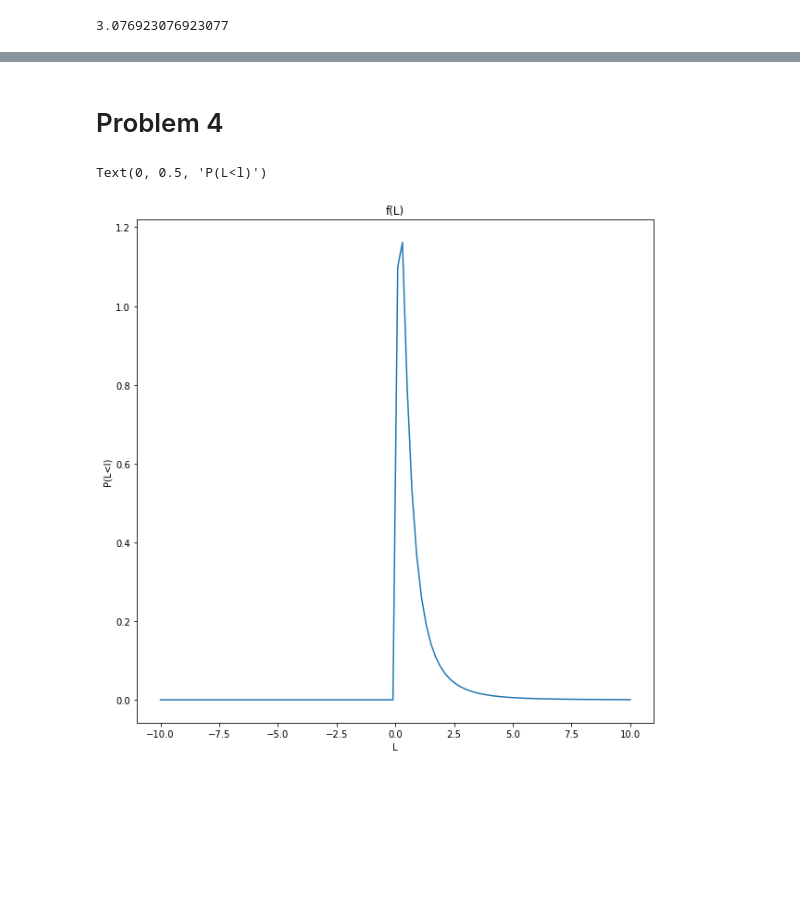
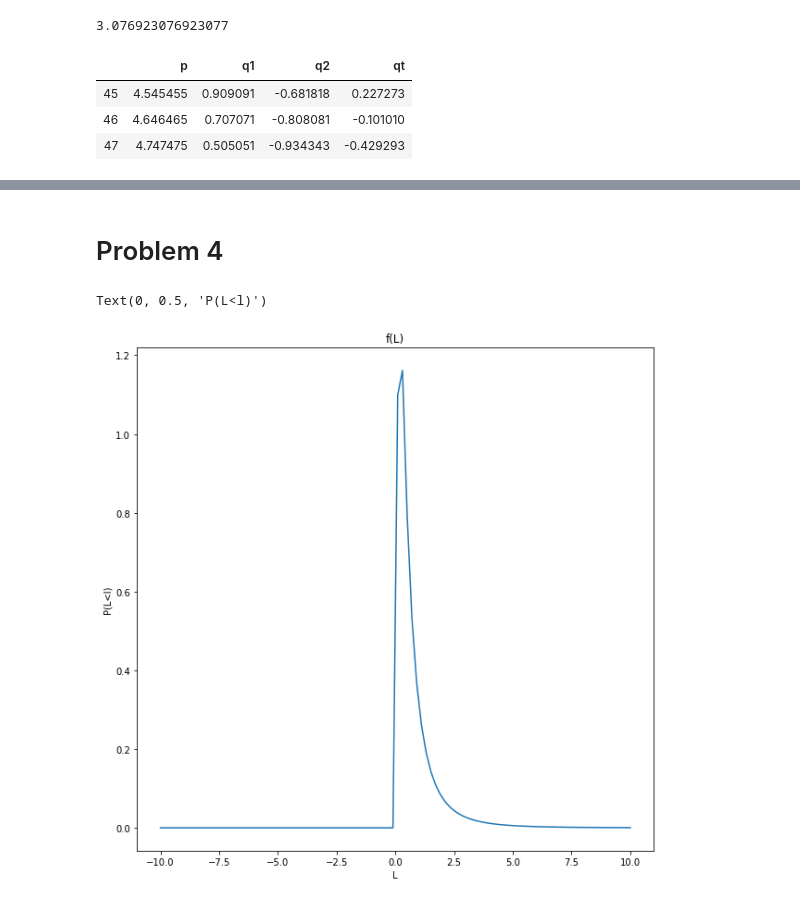
Before and after one commit to noahgarfinkle/Spring2020, a Jupyter notebook: CEE 498 Transportation Economics/Assignments/Assignment 1.ipynb, the cells around one changed output, grey strips where cells are left out. Drawn from its saved outputs; the diff is of its cells as text; code cells hidden in the pictures; blank space fills up the shorter version.

```diff
--- a/CEE 498 Transportation Economics/Assignments/Assignment 1.ipynb
+++ b/CEE 498 Transportation Economics/Assignments/Assignment 1.ipynb
@@ -124,0 +147,7 @@ ax.legend()
+# %%
+df[df["qt"].between(-0.5,0.5)]
+# %% [output]
+|  | p | q1 | q2 | qt |
+| 45 | 4.545455 | 0.909091 | -0.681818 | 0.227273 |
+| 46 | 4.646465 | 0.707071 | -0.808081 | -0.101010 |
+| 47 | 4.747475 | 0.505051 | -0.934343 | -0.429293 |
```
Also changed, not shown: parts of 31 cells of this notebook.
